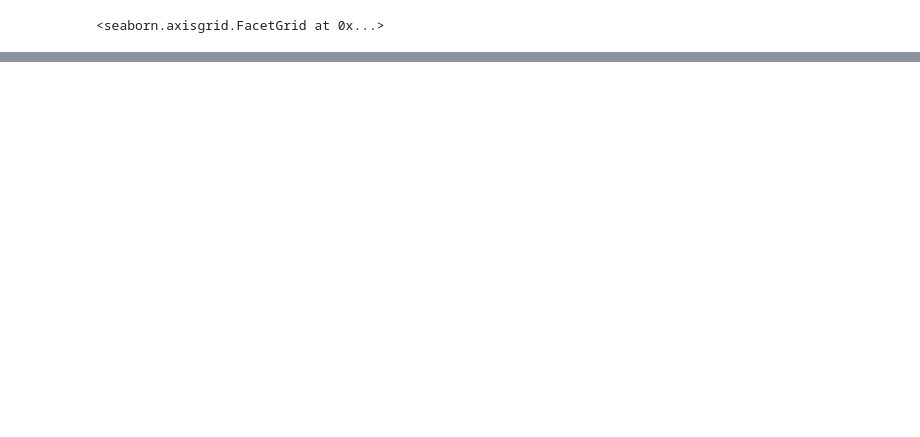
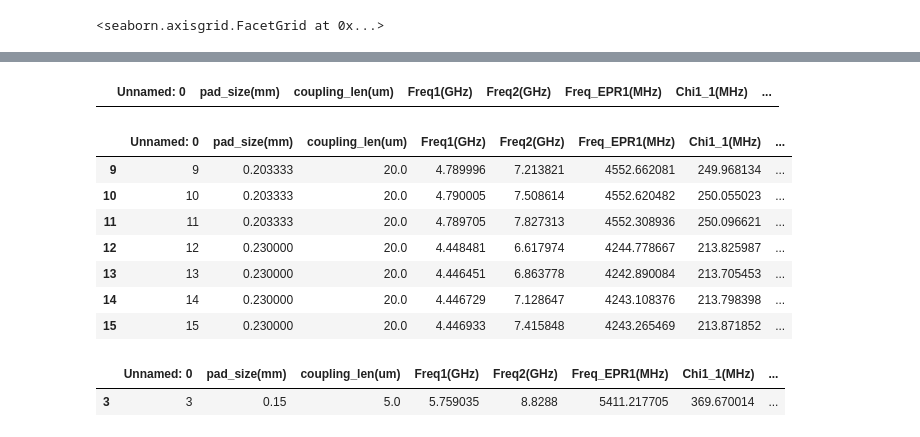
Before and after one commit to Wendywanw/Wendy-qiskit-code, a Jupyter notebook: data/qb_cpw_data_analysis.ipynb, the cells around one changed output, grey strips where cells are left out. Cells and saved outputs as stored; diff of their text form; code cells hidden in the pictures; blank space fills up the shorter version.

```diff
--- a/data/qb_cpw_data_analysis.ipynb
+++ b/data/qb_cpw_data_analysis.ipynb
@@ -48,0 +273,26 @@ sns.relplot(data = data_f, size = 'coupling_len(um)', hue = 'Chi2_1(MHz)', x = '
+# %%
+dat = pd.read_csv('CPW_QB_freq_only2.csv')
+bol = dat['Chi2_1(MHz)']<1.2
+dat[bol]
+# %% [output]
+|  | Unnamed: 0 | pad_size(mm) | coupling_len(um) | Freq1(GHz) | Freq2(GHz) | Freq_EPR1(MHz) | Chi1_1(MHz) | ... |
+# %%
+dat = pd.read_csv('CPW_QB_freq_only_0321.csv')
+bol = dat['Chi2_1(MHz)']<1.2
+dat[bol]
+# %% [output]
+|  | Unnamed: 0 | pad_size(mm) | coupling_len(um) | Freq1(GHz) | Freq2(GHz) | Freq_EPR1(MHz) | Chi1_1(MHz) | ... |
+| 9 | 9 | 0.203333 | 20.0 | 4.789996 | 7.213821 | 4552.662081 | 249.968134 | ... |
+| 10 | 10 | 0.203333 | 20.0 | 4.790005 | 7.508614 | 4552.620482 | 250.055023 | ... |
+| 11 | 11 | 0.203333 | 20.0 | 4.789705 | 7.827313 | 4552.308936 | 250.096621 | ... |
+| 12 | 12 | 0.230000 | 20.0 | 4.448481 | 6.617974 | 4244.778667 | 213.825987 | ... |
+| 13 | 13 | 0.230000 | 20.0 | 4.446451 | 6.863778 | 4242.890084 | 213.705453 | ... |
+| 14 | 14 | 0.230000 | 20.0 | 4.446729 | 7.128647 | 4243.108376 | 213.798398 | ... |
+| 15 | 15 | 0.230000 | 20.0 | 4.446933 | 7.415848 | 4243.265469 | 213.871852 | ... |
+# %%
+dat = pd.read_csv('CPW_QB_freq_only_0324.csv')
+bol = dat['Chi2_1(MHz)']<1.2
+dat[bol]
+# %% [output]
+|  | Unnamed: 0 | pad_size(mm) | coupling_len(um) | Freq1(GHz) | Freq2(GHz) | Freq_EPR1(MHz) | Chi1_1(MHz) | ... |
+| 3 | 3 | 0.15 | 5.0 | 5.759035 | 8.8288 | 5411.217705 | 369.670014 | ... |
```
Also changed, not shown: parts of 28 cells of this notebook, 2 other files.
